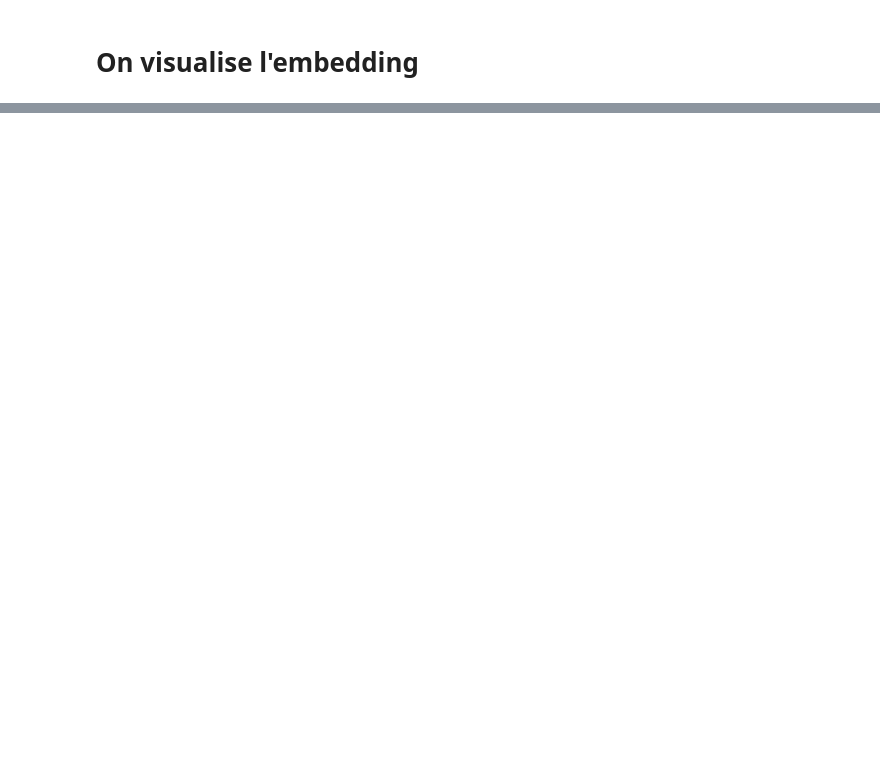
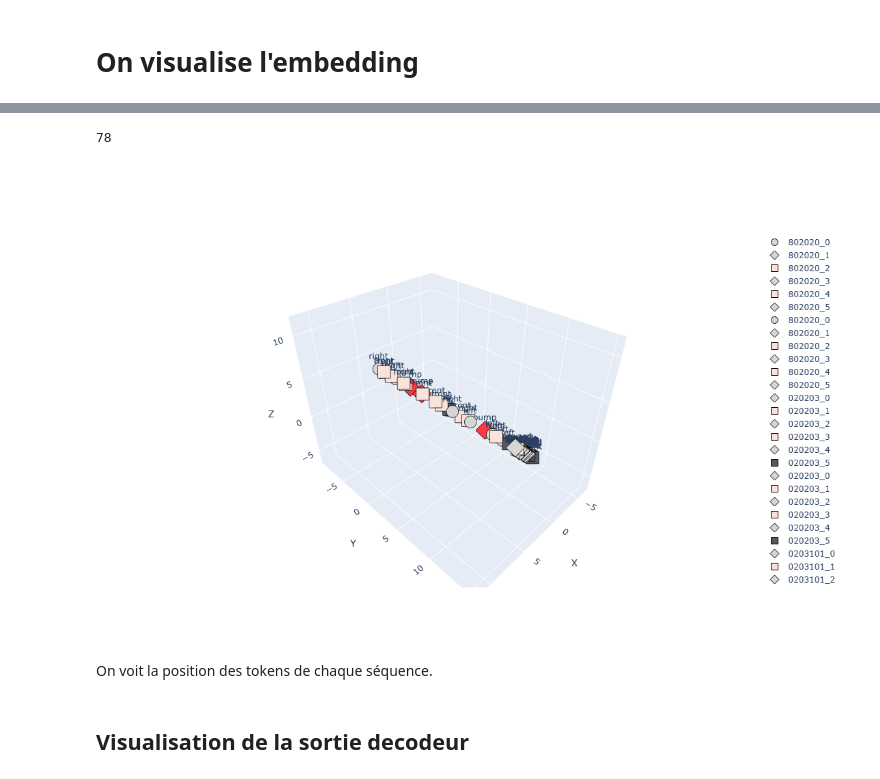
Before and after one commit to PEmarrel/Dpt_transformers, a Jupyter notebook: OG/7-transformer_seq2seq_padding.ipynb, the cells around one changed output, grey strips where cells are left out. Saved outputs shown, nothing was run; the diff lists cells and outputs as text; code cells hidden in the pictures; blank space fills up the shorter version.

```diff
--- a/OG/7-transformer_seq2seq_padding.ipynb
+++ b/OG/7-transformer_seq2seq_padding.ipynb
@@ -294,0 +356,15 @@ _Figure 2: Projection qui met en évidence les regroupements par type de sensati
+# %%
+sequences = [[8, 0, 2, 0, 2, 0], [8, 0, 2, 0, 2, 0], [0, 2, 0, 2, 0, 3], [0, 2, 0, 2, 0, 3], [0, 2, 0, 3, 10, 1], [1, 10, 2, 0, 2, 0], [0, 2, 0, 2, 0, 3], [2, 0, 3, 5, 1, 3], [7, 8, 0, 2, 0, 3], [7, 8, 0, 3, 6, 5], [7, 8, 0, 3, 6, 5], [6, 5, 10, 2, 0, 3], [7, 8, 0, 2, 0, 2]]
+
+label_seq = [''.join(str(nombre) for nombre in sous_liste) for sous_liste in sequences]
+embedding_weights, all_labels, all_tokens = visualize_encoder_outputs(model, sequences, label_seq)
+print(len(embedding_weights[:, 0].detach().numpy()))
+projected = project_embeddings_to_3D(model, embedding_weights, group_axes)
+plotly_embedding(projected, all_labels, all_tokens)
+# %% [output]
+78
+[figure, added]
+# %% [markdown]
+On voit la position des tokens de chaque séquence.
+# %% [markdown]
+## Visualisation de la sortie decodeur
```
Also changed, not shown: parts of 17 cells of this notebook, 1 other file.
